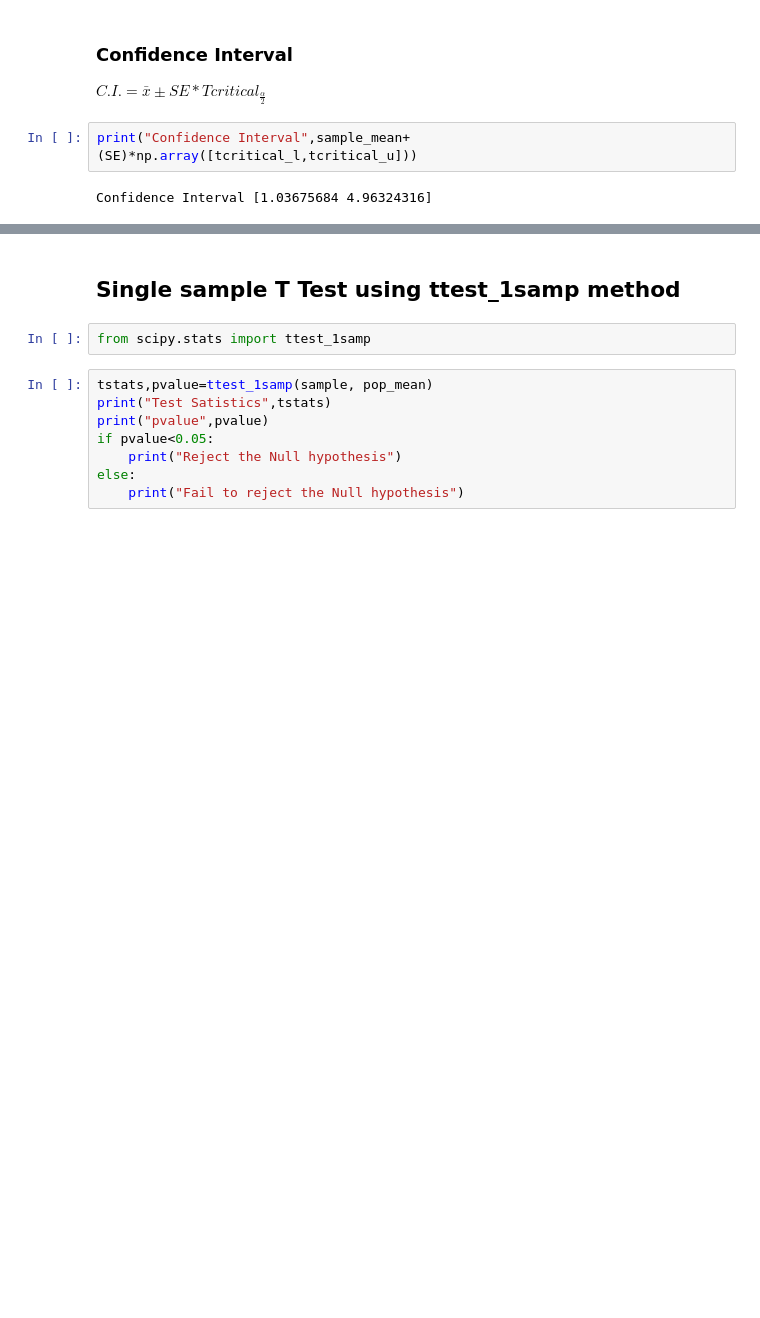
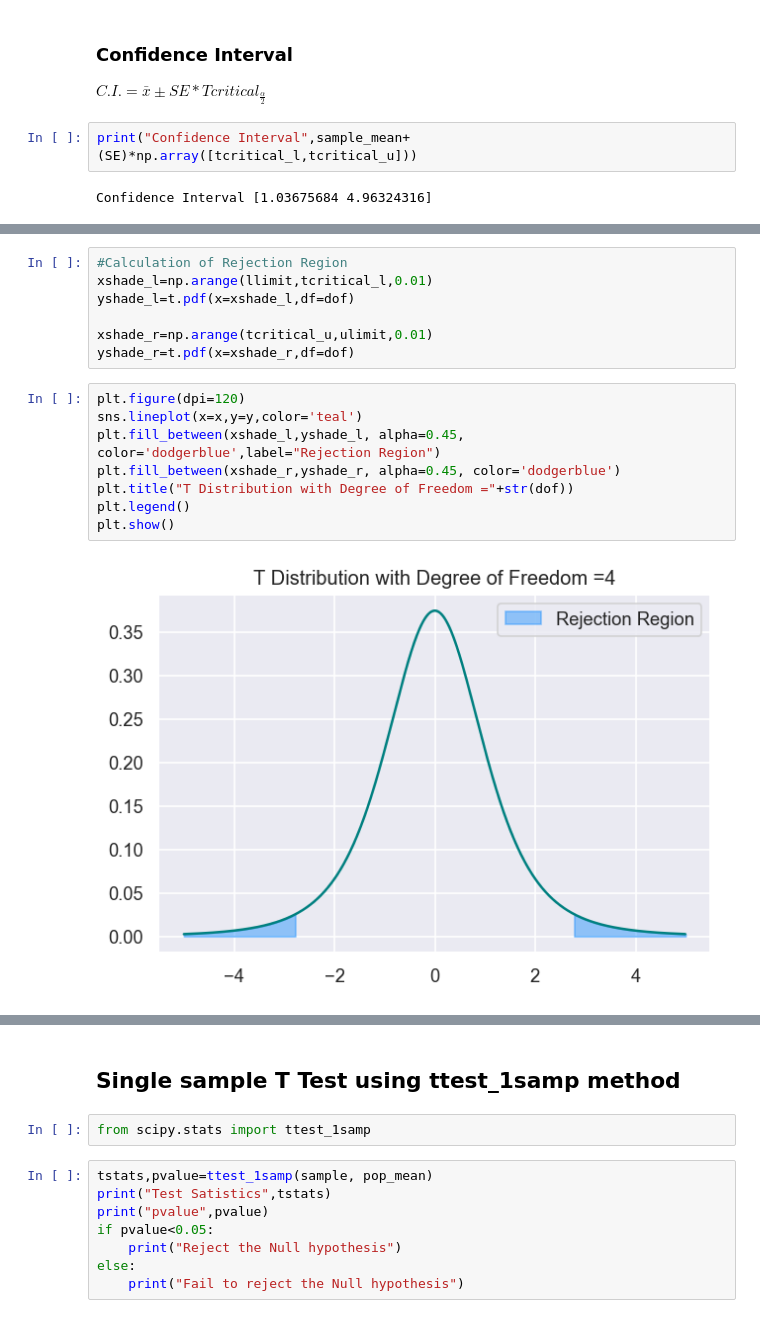
Before and after one commit to BharathC15/NielitChennai, a Jupyter notebook: python/hypothesisTesting/ttest.ipynb, the cells around one changed output, grey strips where cells are left out. Cells and saved outputs as stored; diff of their text form; blank space fills up the shorter version.

```diff
--- a/python/hypothesisTesting/ttest.ipynb
+++ b/python/hypothesisTesting/ttest.ipynb
@@ -111,0 +126,17 @@ Confidence Interval [1.03675684 4.96324316]
+# %%
+#Calculation of Rejection Region
+xshade_l=np.arange(llimit,tcritical_l,0.01)
+yshade_l=t.pdf(x=xshade_l,df=dof)
+
+xshade_r=np.arange(tcritical_u,ulimit,0.01)
+yshade_r=t.pdf(x=xshade_r,df=dof)
+# %%
+plt.figure(dpi=120)
+sns.lineplot(x=x,y=y,color='teal')
+plt.fill_between(xshade_l,yshade_l, alpha=0.45, color='dodgerblue',label="Rejection Region")
+plt.fill_between(xshade_r,yshade_r, alpha=0.45, color='dodgerblue')
+plt.title("T Distribution with Degree of Freedom ="+str(dof))
+plt.legend()
+plt.show()
+# %% [output]
+[figure, added]
```
Also changed, not shown: parts of 4 cells of this notebook.
